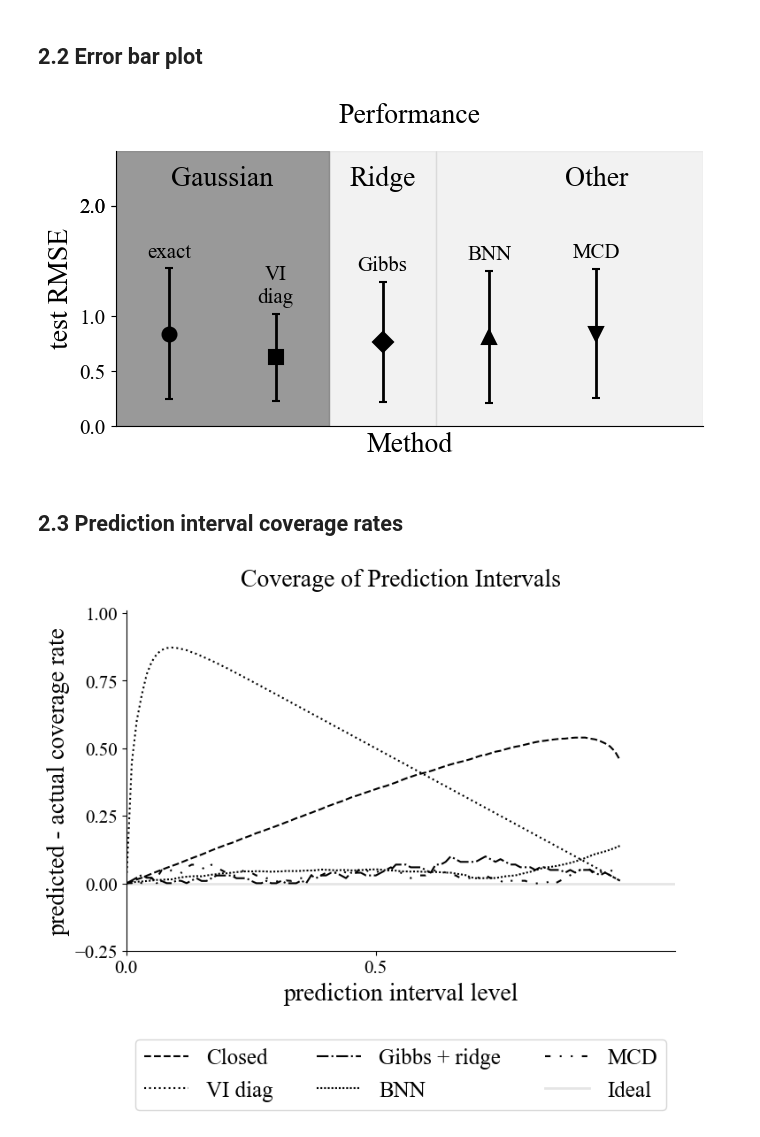
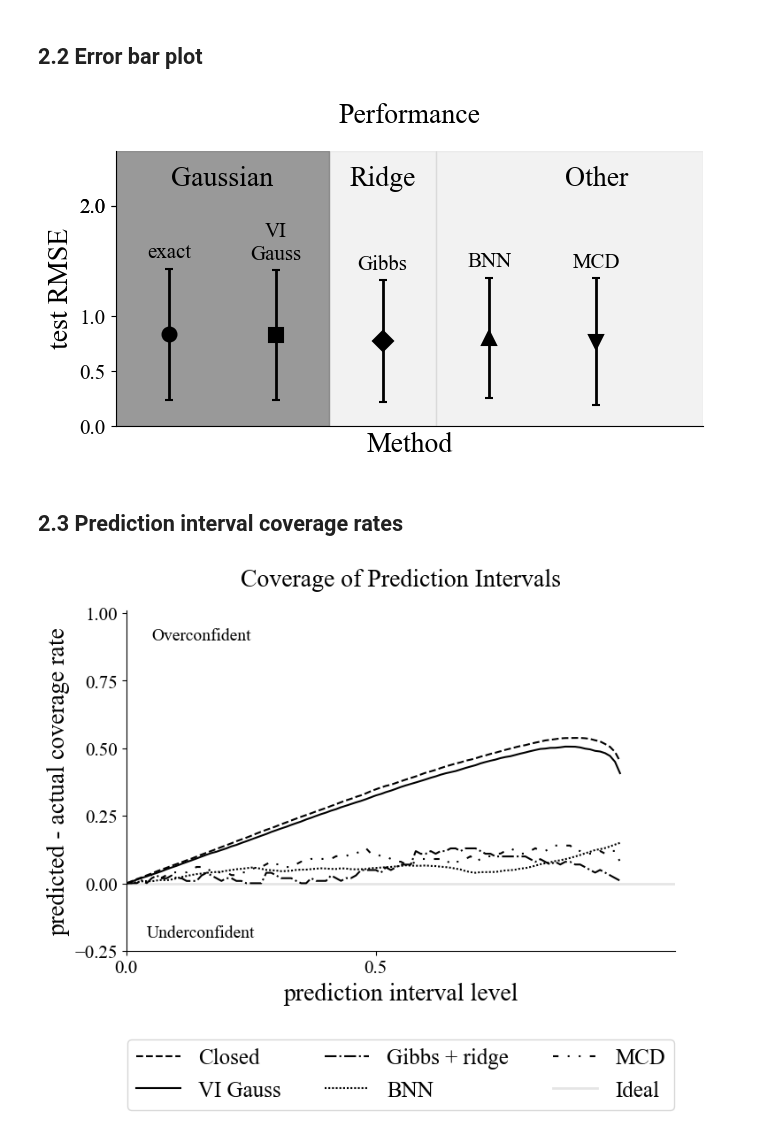
Before and after one commit to clarahoffmann/last-layer-inf, a Jupyter notebook: src/1d_regression.ipynb, the cells around one changed output. Saved outputs shown, nothing was run; the diff lists cells and outputs as text; code cells hidden in the pictures.

```diff
--- a/src/1d_regression.ipynb
+++ b/src/1d_regression.ipynb
@@ -359,7 +368,7 @@ rmse_lli_mean = rmse_lli.mean()
 rmse_lli_std = rmse_lli.std()
 
 # LLI + closed-form VI
-rmse_lli = (ys_val.reshape(-1,1) - lli_vi_pred_mu).pow(2).sqrt()
+rmse_lli = (ys_val.reshape(-1,1) - lli_closed_pred_mu).pow(2).sqrt()
 rmse_lli_vi_mean = rmse_lli.mean()
 rmse_lli_vi_std = rmse_lli.std()
 
@@ -406,7 +415,7 @@ fig, axs = plt.subplots(1, 1, figsize=(7, 4), sharey=False)
 
 for i, (mean, std, label, color) in enumerate(zip([rmse_lli_mean, rmse_lli_vi_mean, rmse_lli_gibbs_mean, rmse_bnn_mean, rmse_mc_mean] ,
                                     [rmse_lli_std, rmse_lli_vi_std, rmse_ll_gibbs_std, rmse_mc_std, rmse_bnn_std ],
-                                    ['exact', 'VI\ndiag', 'Gibbs', 'BNN', 'MCD'],
+                                    ['exact', 'VI\nGauss', 'Gibbs', 'BNN', 'MCD'],
                                     ['black', 'black', 'black', 'black', 'black'])):
     axs.errorbar(
         x=i,
@@ -452,7 +461,7 @@ plt.tight_layout()
 plt.show()
 fig.savefig('figures/rmse.pdf', bbox_inches = 'tight')
 # %% [output]
-[figure, old version]
+[figure, new version]
 # %% [markdown]
 ## 2.3 Prediction interval coverage rates
 # %%
@@ -465,8 +474,8 @@ def get_coverage_gaussian(pred_mean, pred_std, y_true, levels):
     for level in levels:
         alpha = 1 - level
 
-        lower = norm.ppf(alpha / 2, loc=pred_mean, scale=pred_std)
-        upper = norm.ppf(1 - alpha / 2, loc=pred_mean, scale=pred_std)
+        lower = pred_mean + pred_std * norm.ppf(alpha / 2)
+        upper = pred_mean + pred_std * norm.ppf(1 - alpha / 2)
 
         coverage = ((y_true >= lower) & (y_true <= upper)).mean()
         empirical_coverage.append(coverage)
@@ -477,7 +486,7 @@ def get_coverage_gaussian(pred_mean, pred_std, y_true, levels):
 coverage_lli = get_coverage_gaussian(lli_pred_mu, lli_pred_sigma, ys_val.detach().numpy(), levels=levels)
 
 # VI Gaussian
-coverage_lli_vi = get_coverage_gaussian(lli_vi_pred_mu, lli_vi_pred_std, ys_val.detach().numpy(), levels=levels)
+coverage_lli_vi = get_coverage_gaussian(lli_closed_pred_mu.detach().numpy(), lli_closed_pred_std.detach().numpy(), ys_val.detach().numpy(), levels=levels)
 
 # Gibbs + ridge
 coverage_gibbs_ridge = get_prediction_interval_coverage(ys_grid, ys_val, torch.tensor(pdf_gibbs_ridge), levels)
@@ -490,27 +499,31 @@ coverage_bnn = get_coverage_y_hats(torch.stack(bnn_samples).squeeze(), ys_val, l
 # %%
 fig, axs = plt.subplots(1,1, figsize = (8,5))
 for i, (coverage, label, linestyle ) in enumerate(zip([coverage_lli, coverage_lli_vi, coverage_gibbs_ridge, coverage_bnn, coverage_mc_dropout],
-                                           ['Closed', 'VI diag', 'Gibbs + ridge', 'BNN', 'MCD'],
-                                           ['dashed', 'dotted', 'dashdot', (0, (1, 1)), (0, (3, 5, 1, 5, 1, 5)) ])):
+                                           ['Closed', 'VI Gauss', 'Gibbs + ridge', 'BNN', 'MCD'],
+                                           ['dashed', '-', 'dashdot', (0, (1, 1)), (0, (3, 5, 1, 5, 1, 5)) ])):
     axs.plot(levels,  np.abs(levels - coverage),
              linestyle = linestyle,
              label = label, color = 'black'
              )
 
 axs.axhline(y=0, color='black', linestyle='-',
             linewidth=2, label='Ideal', alpha = .1)
 
 axs.legend(loc = 'lower center', ncols = 3, bbox_to_anchor=(0.5, -0.5), fontsize = 18)
 axs.set_xticks(np.arange(-1, 1, .5))
 axs.set_yticks(np.arange(-0.25, 1.5, .25))
 axs.set_xlim(-0, 1.1)
 axs.set_ylim(-.25, 1.01)
 axs.set_title(f'Coverage of Prediction Intervals', pad = 20, size = 20)
 axs.grid(False)
 axs.spines['right'].set_visible(False)
 axs.spines['top'].set_visible(False)
 axs.set_xlabel('prediction interval level', fontsize = 20)
 axs.set_ylabel('predicted - actual coverage rate', fontsize = 20)
+x_text = 0.15
+axs.text(x_text, -0.2, 'Underconfident', fontsize=14, color='black', ha='center')
+axs.text(x_text, 0.9, 'Overconfident', fontsize=14, color='black', ha='center')
+
 fig.savefig('figures/coverage.pdf', bbox_inches = 'tight')
 # %% [output]
-[figure, old version]
+[figure, new version]
```
Also changed, not shown: parts of 14 cells of this notebook.
